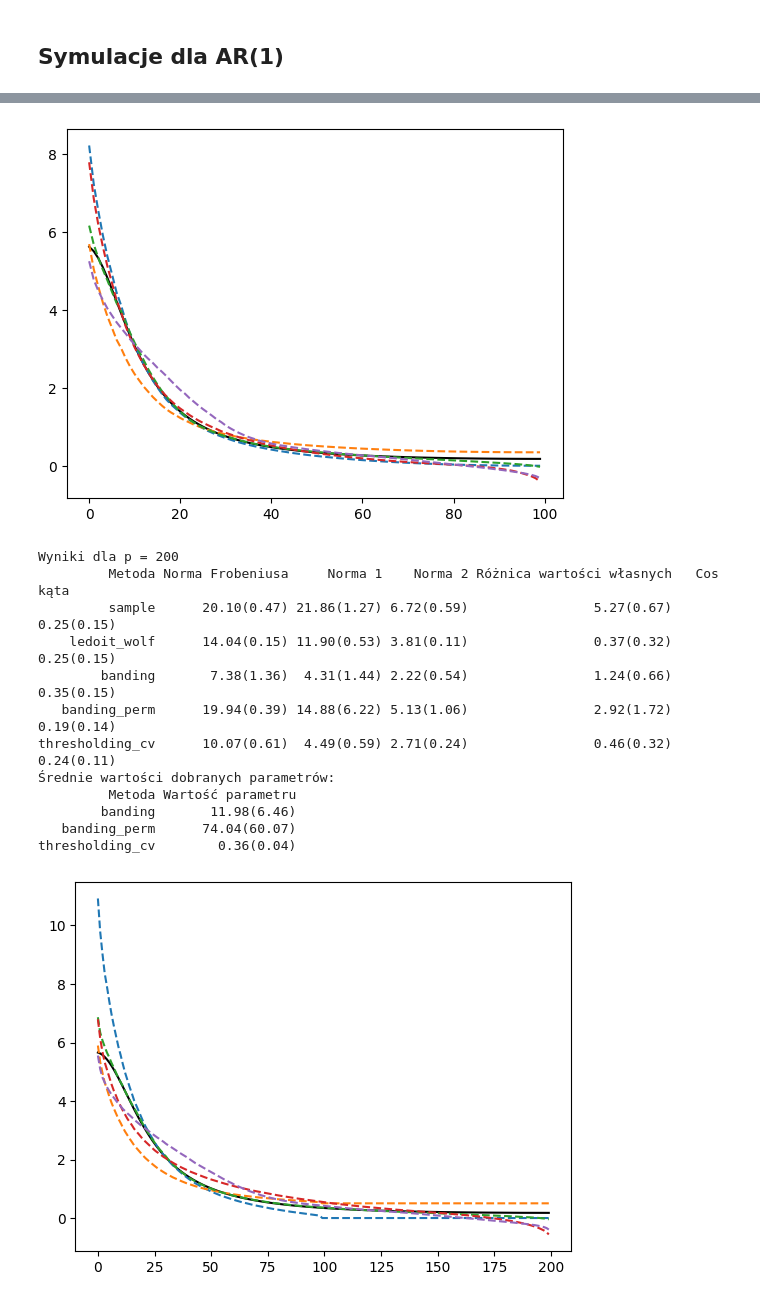
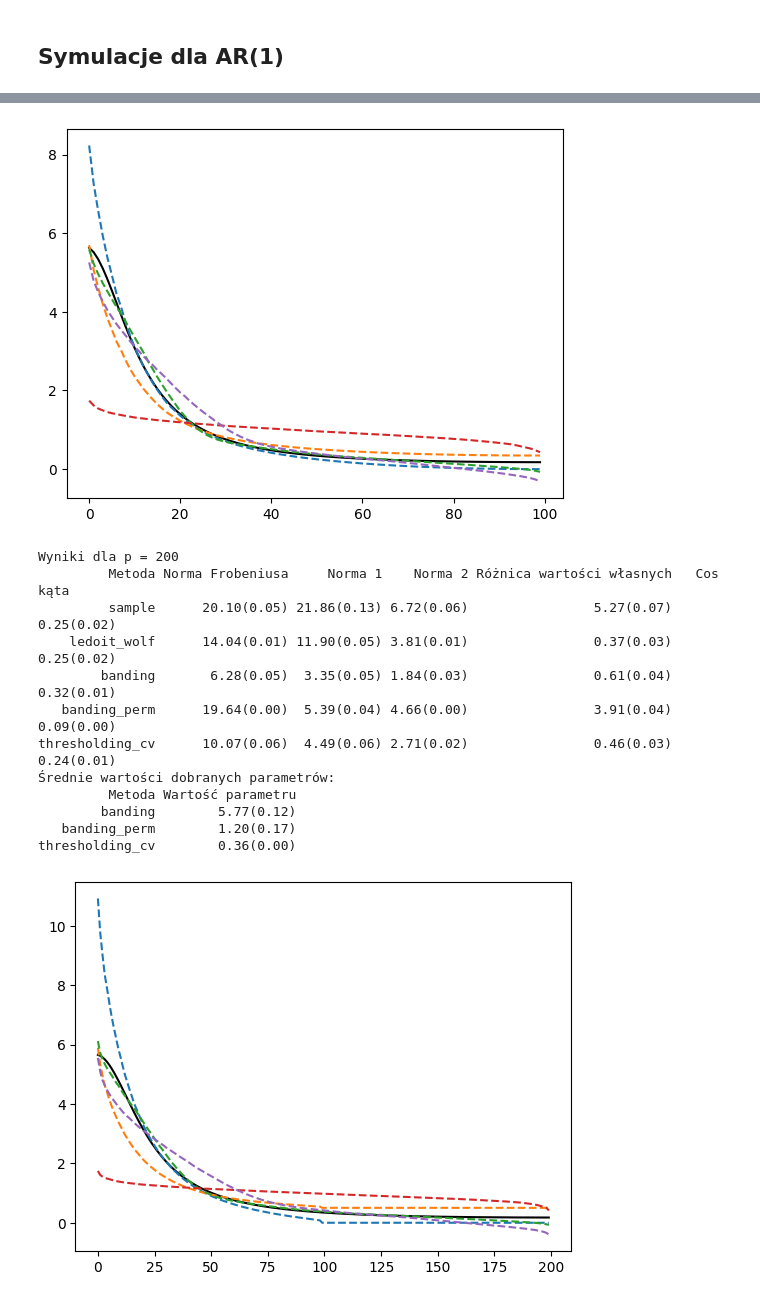
Before and after one commit to Emsiak/High_Dimensional_Cov_Est, a Jupyter notebook: AR_dense.ipynb, the cells around one changed output, grey strips where cells are left out. Drawn from its saved outputs; the diff is of its cells as text; code cells hidden in the pictures.

```diff
--- a/AR_dense.ipynb
+++ b/AR_dense.ipynb
@@ -78,8 +78,7 @@ def banding_cv(X,p,n,k_vals,N, prnt=False):
     k_vals - siatka punktów do sprawdzenia
     N - liczba powtórzeń losowego podziału próby
     prnt - wartość True sprawia, że optymalny próg jest wypisywany"""
-    #n1=int(n/3)
-    n1=int(n*(1-1/np.log(n)))
+    n1=int(n/3)
     n2=n-n1
 
     R_s_values=[]
@@ -243,11 +242,11 @@ for p in p_values:
 
         data.append([
             method,
-            f"{np.mean(fro_norms):.2f}({np.std(fro_norms):.2f})",
-            f"{np.mean(one_norms):.2f}({np.std(one_norms):.2f})",
-            f"{np.mean(op_norms):.2f}({np.std(op_norms):.2f})",
-            f"{np.mean(eig_diffs):.2f}({np.std(eig_diffs):.2f})",
-            f"{np.mean(angles):.2f}({np.std(angles):.2f})"
+            f"{np.mean(fro_norms):.2f}({np.std(fro_norms) / np.sqrt(n):.2f})",
+            f"{np.mean(one_norms):.2f}({np.std(one_norms) / np.sqrt(n):.2f})",
+            f"{np.mean(op_norms):.2f}({np.std(op_norms) / np.sqrt(n):.2f})",
+            f"{np.mean(eig_diffs):.2f}({np.std(eig_diffs) / np.sqrt(n):.2f})",
+            f"{np.mean(angles):.2f}({np.std(angles) / np.sqrt(n):.2f})"
         ])
 
     columns = ['Metoda', 'Norma Frobeniusa', 'Norma 1', 'Norma 2',
@@ -260,7 +259,7 @@ for p in p_values:
     for method, params in param_results.items():
         param_data.append([
             method,
-            f"{np.mean(params):.2f}({np.std(params):.2f})"
+            f"{np.mean(params):.2f}({np.std(params) / np.sqrt(n):.2f})"
         ])
 
     param_df = pd.DataFrame(param_data, columns=['Metoda', 'Wartość parametru'])
@@ -301,17 +300,17 @@ thresholding_cv        0.32(0.04)
-[figure, old version]
+[figure, new version]
 Wyniki dla p = 200
          Metoda Norma Frobeniusa     Norma 1    Norma 2 Różnica wartości własnych   Cos kąta
-         sample      20.10(0.47) 21.86(1.27) 6.72(0.59)                5.27(0.67) 0.25(0.15)
-    ledoit_wolf      14.04(0.15) 11.90(0.53) 3.81(0.11)                0.37(0.32) 0.25(0.15)
-        banding       7.38(1.36)  4.31(1.44) 2.22(0.54)                1.24(0.66) 0.35(0.15)
-   banding_perm      19.94(0.39) 14.88(6.22) 5.13(1.06)                2.92(1.72) 0.19(0.14)
-thresholding_cv      10.07(0.61)  4.49(0.59) 2.71(0.24)                0.46(0.32) 0.24(0.11)
+         sample      20.10(0.05) 21.86(0.13) 6.72(0.06)                5.27(0.07) 0.25(0.02)
+    ledoit_wolf      14.04(0.01) 11.90(0.05) 3.81(0.01)                0.37(0.03) 0.25(0.02)
+        banding       6.28(0.05)  3.35(0.05) 1.84(0.03)                0.61(0.04) 0.32(0.01)
+   banding_perm      19.64(0.00)  5.39(0.04) 4.66(0.00)                3.91(0.04) 0.09(0.00)
+thresholding_cv      10.07(0.06)  4.49(0.06) 2.71(0.02)                0.46(0.03) 0.24(0.01)
 Średnie wartości dobranych parametrów:
          Metoda Wartość parametru
-        banding       11.98(6.46)
-   banding_perm      74.04(60.07)
-thresholding_cv        0.36(0.04)
+        banding        5.77(0.12)
+   banding_perm        1.20(0.17)
+thresholding_cv        0.36(0.00)
-[figure, old version]
+[figure, new version]
 # %%
 np.random.seed(42)
 p_values = [30, 100, 200]
```
Also changed, not shown: parts of 2 cells of this notebook.
